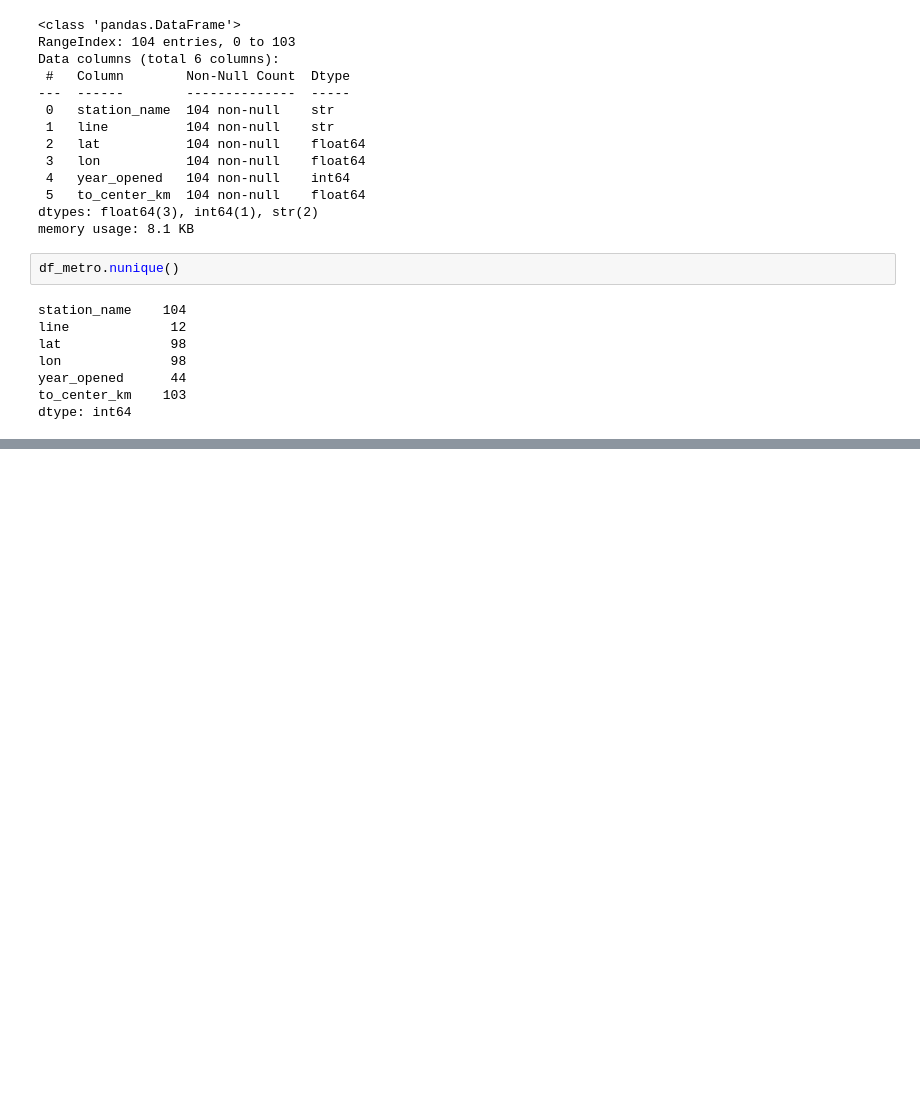
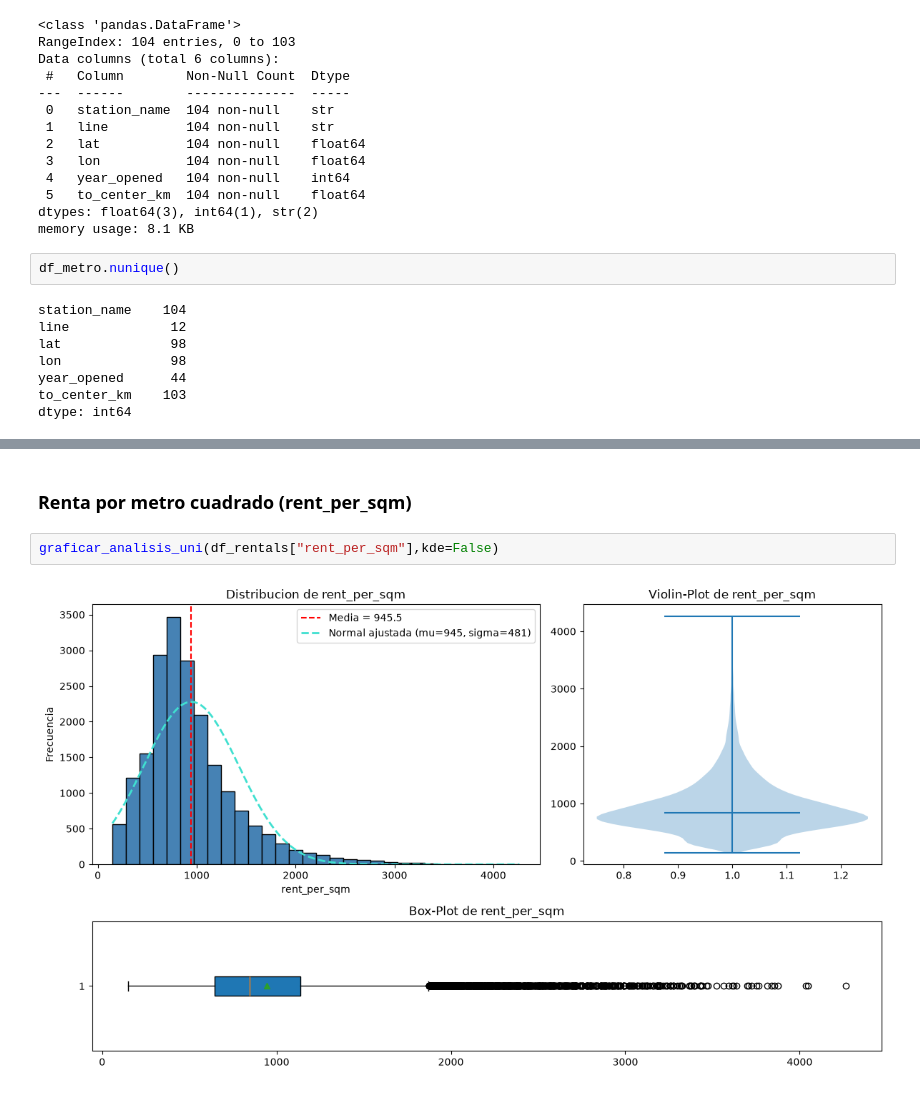
Before and after one commit to Grefing/parcial-introduccion-datos, a Jupyter notebook: PARCIAL-1.ipynb, the cells around one changed output, grey strips where cells are left out. Drawn from its saved outputs; the diff is of its cells as text; blank space fills up the shorter version.

```diff
--- a/PARCIAL-1.ipynb
+++ b/PARCIAL-1.ipynb
@@ -494,0 +505,6 @@ dtype: int64
+# %% [markdown]
+### Renta por metro cuadrado (rent_per_sqm)
+# %%
+graficar_analisis_uni(df_rentals["rent_per_sqm"],kde=False)
+# %% [output]
+[figure, added]
```
Also changed, not shown: parts of 32 cells of this notebook.
